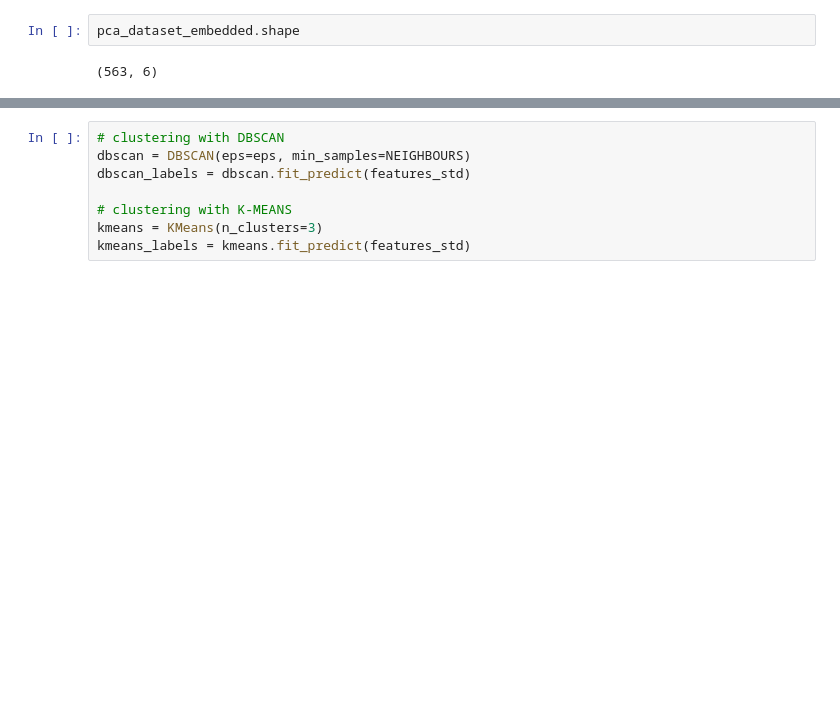
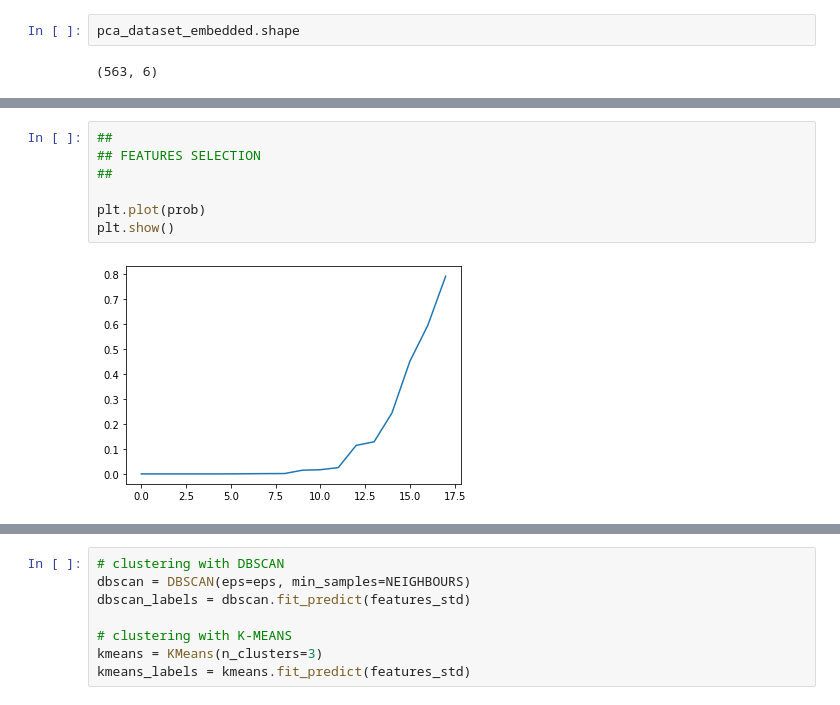
Before and after one commit to emanuelevivoli/2019-Machine-Learning-FCT, a Jupyter notebook: Second/Tp2_notebook.ipynb, the cells around one changed output, grey strips where cells are left out. Saved outputs shown, nothing was run; the diff lists cells and outputs as text; blank space fills up the shorter version.

```diff
--- a/Second/Tp2_notebook.ipynb
+++ b/Second/Tp2_notebook.ipynb
@@ -137,0 +137,9 @@ print(prob)
+# %%
+##
+## FEATURES SELECTION
+##
+
+plt.plot(prob)
+plt.show()
+# %% [output]
+[figure, added]
```
Also changed, not shown: parts of 8 cells of this notebook, 2 other files.
